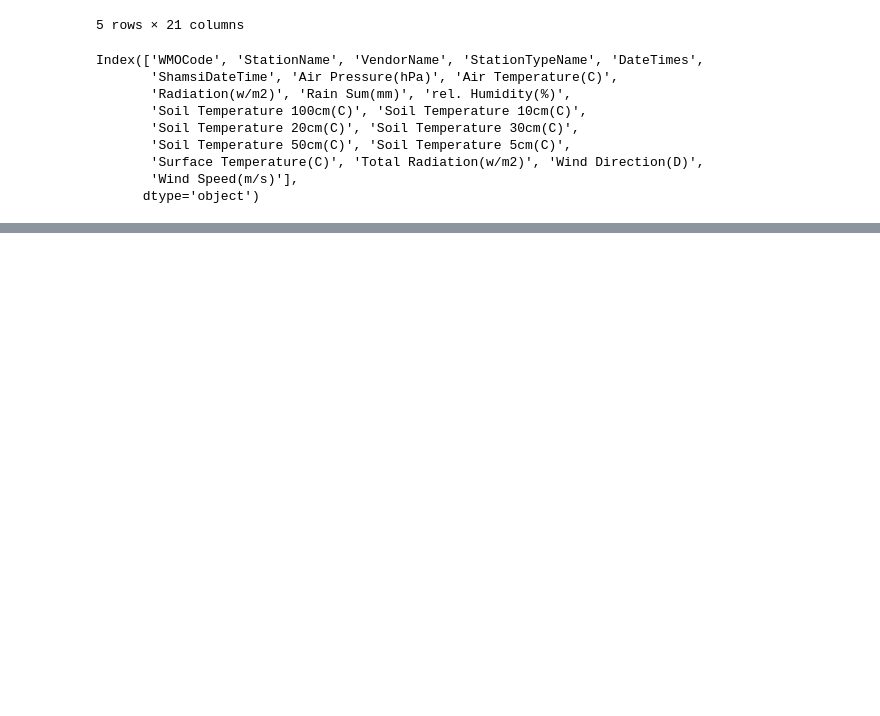
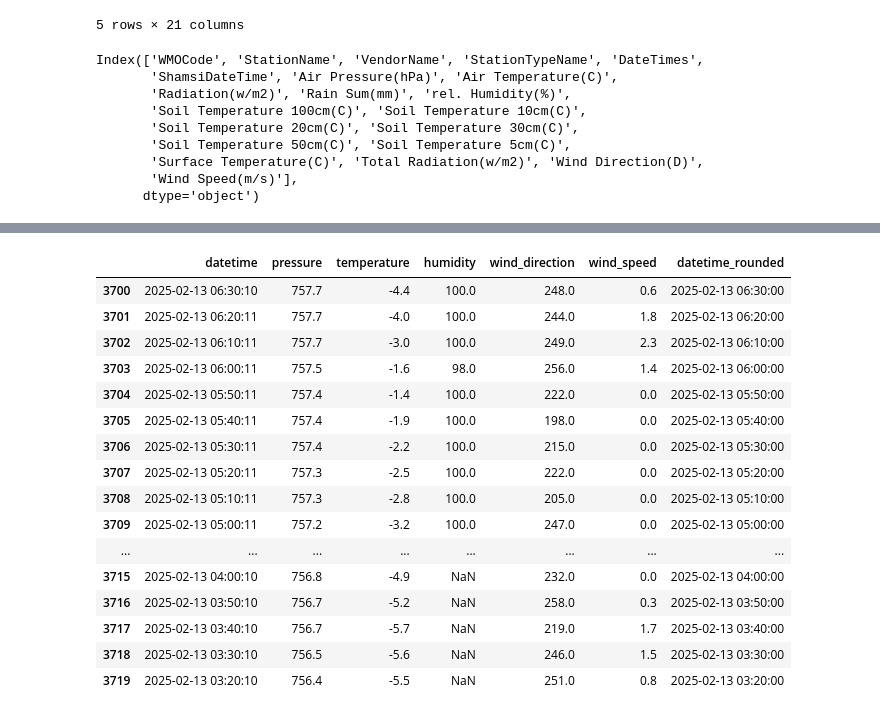
Before and after one commit to amirbaqerzadeh/wind-forecast-benchmark, a Jupyter notebook: notebooks/data/multi_variate_data_cleaning.ipynb, the cells around one changed output, grey strips where cells are left out. Drawn from its saved outputs; the diff is of its cells as text; code cells hidden in the pictures; blank space fills up the shorter version.

```diff
--- a/notebooks/data/multi_variate_data_cleaning.ipynb
+++ b/notebooks/data/multi_variate_data_cleaning.ipynb
@@ -41,0 +103,13 @@ dirty_df = df[['DateTimes',
+# %%
+# Copy the humidity column
+humidity = dirty_df['humidity'].copy()
+
+# Create a mask for NaNs that are between two 100s
+mask = (
+    humidity.isna() &            # It's a NaN
+    (humidity.ffill() == 100.0) & # The previous non-NaN is 100
+    (humidity.bfill() == 100.0)   # The next non-NaN is 100
+)
+
+# Fill only those NaNs with 100
+dirty_df.loc[mask, 'humidity'] = 100.0
@@ -41,0 +132,21 @@ dirty_df = df[['DateTimes',
+# %%
+# Check for exact duplicate rows
+print("Exact duplicate rows:", dirty_df.duplicated().sum())
+
+# Check for duplicates based only on datetime (should be unique)
+print("Duplicate datetime entries:", dirty_df.duplicated(subset=['datetime']).sum())
+
+# Show duplicated datetime entries (if any)
+duplicated_datetimes = dirty_df[dirty_df.duplicated(subset=['datetime'], keep=False)]
+print("\nDuplicated datetime records (if any):")
+print(duplicated_datetimes.sort_values('datetime').head(20))
+
+# Check for near-duplicates in datetime (e.g., same minute)
+dirty_df['datetime_rounded'] = pd.to_datetime(dirty_df['datetime']).dt.round('min')
+print("\nRows with same rounded minute:", dirty_df.duplicated(subset=['datetime_rounded']).sum())
+
+# Optional: inspect time gaps for irregular sampling
+dirty_df_sorted = dirty_df.sort_values('datetime').copy()
+dirty_df_sorted['time_diff'] = pd.to_datetime(dirty_df_sorted['datetime']).diff()
+print("\nMost common time intervals:")
+print(dirty_df_sorted['time_diff'].value_counts().head())
@@ -41,0 +222,20 @@ dirty_df = df[['DateTimes',
+# %%
+dirty_df.iloc[3700:3720]
+# %% [output]
+|  | datetime | pressure | temperature | humidity | wind_direction | wind_speed | datetime_rounded |
+| 3700 | 2025-02-13 06:30:10 | 757.7 | -4.4 | 100.0 | 248.0 | 0.6 | 2025-02-13 06:30:00 |
+| 3701 | 2025-02-13 06:20:11 | 757.7 | -4.0 | 100.0 | 244.0 | 1.8 | 2025-02-13 06:20:00 |
+| 3702 | 2025-02-13 06:10:11 | 757.7 | -3.0 | 100.0 | 249.0 | 2.3 | 2025-02-13 06:10:00 |
+| 3703 | 2025-02-13 06:00:11 | 757.5 | -1.6 | 98.0 | 256.0 | 1.4 | 2025-02-13 06:00:00 |
+| 3704 | 2025-02-13 05:50:11 | 757.4 | -1.4 | 100.0 | 222.0 | 0.0 | 2025-02-13 05:50:00 |
+| 3705 | 2025-02-13 05:40:11 | 757.4 | -1.9 | 100.0 | 198.0 | 0.0 | 2025-02-13 05:40:00 |
+| 3706 | 2025-02-13 05:30:11 | 757.4 | -2.2 | 100.0 | 215.0 | 0.0 | 2025-02-13 05:30:00 |
+| 3707 | 2025-02-13 05:20:11 | 757.3 | -2.5 | 100.0 | 222.0 | 0.0 | 2025-02-13 05:20:00 |
+| 3708 | 2025-02-13 05:10:11 | 757.3 | -2.8 | 100.0 | 205.0 | 0.0 | 2025-02-13 05:10:00 |
+| 3709 | 2025-02-13 05:00:11 | 757.2 | -3.2 | 100.0 | 247.0 | 0.0 | 2025-02-13 05:00:00 |
+| ... | ... | ... | ... | ... | ... | ... | ... |
+| 3715 | 2025-02-13 04:00:10 | 756.8 | -4.9 | NaN | 232.0 | 0.0 | 2025-02-13 04:00:00 |
+| 3716 | 2025-02-13 03:50:10 | 756.7 | -5.2 | NaN | 258.0 | 0.3 | 2025-02-13 03:50:00 |
+| 3717 | 2025-02-13 03:40:10 | 756.7 | -5.7 | NaN | 219.0 | 1.7 | 2025-02-13 03:40:00 |
+| 3718 | 2025-02-13 03:30:10 | 756.5 | -5.6 | NaN | 246.0 | 1.5 | 2025-02-13 03:30:00 |
+| 3719 | 2025-02-13 03:20:10 | 756.4 | -5.5 | NaN | 251.0 | 0.8 | 2025-02-13 03:20:00 |
```
Also changed, not shown: parts of 23 cells of this notebook.
